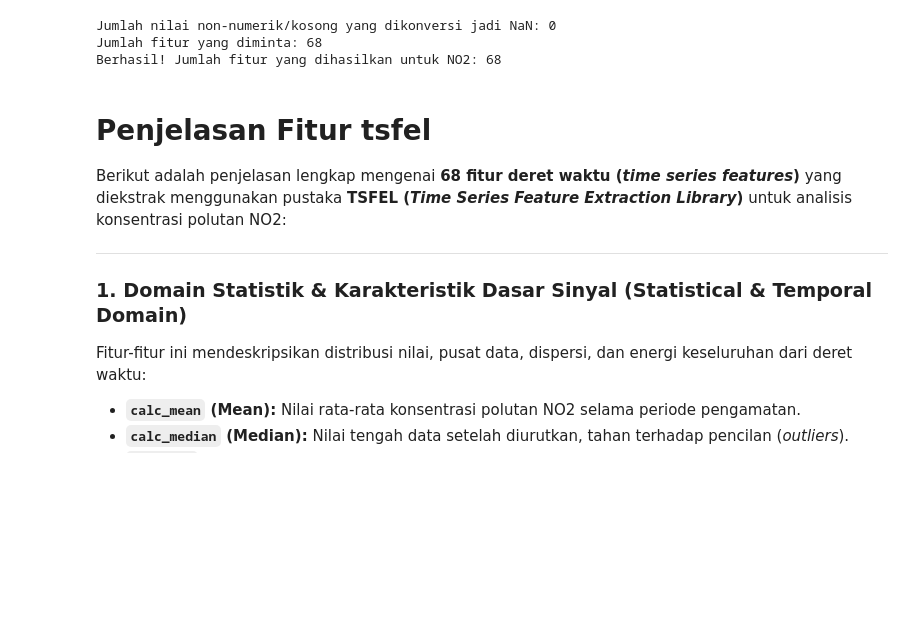
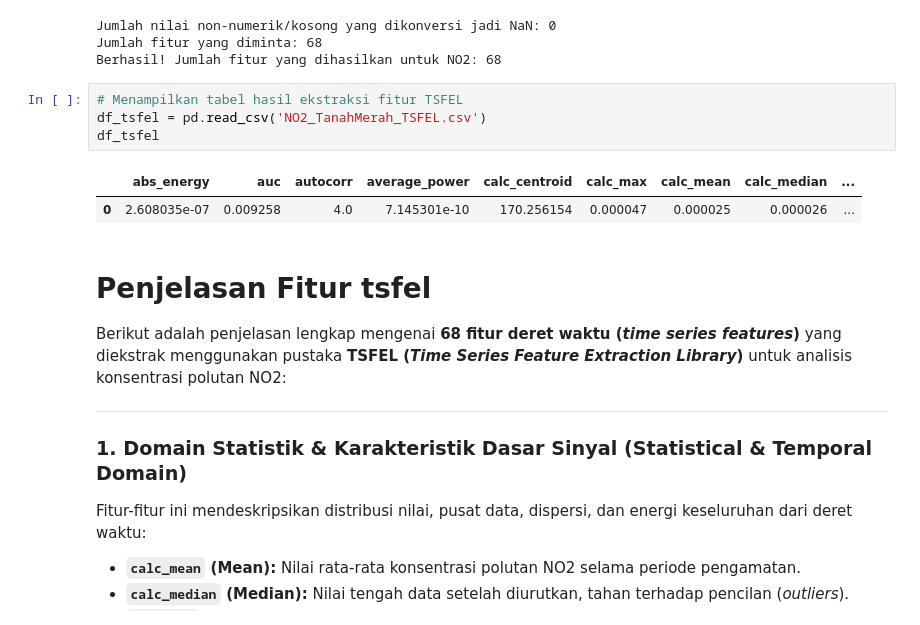
Before and after one commit to 4212hz/PSD, a Jupyter notebook: mybook/_build/html/_sources/Preprocessing_dan_Ekstraksi_Fitur_Data_Polutan_di_Kecamatan_Tanah_Merah.ipynb, the cells around one changed output. Cells and saved outputs as stored; diff of their text form; blank space fills up the shorter version.

```diff
--- a/mybook/_build/html/_sources/Preprocessing_dan_Ekstraksi_Fitur_Data_Polutan_di_Kecamatan_Tanah_Merah.ipynb
+++ b/mybook/_build/html/_sources/Preprocessing_dan_Ekstraksi_Fitur_Data_Polutan_di_Kecamatan_Tanah_Merah.ipynb
@@ -515,6 +515,13 @@ extracted_features_final.to_csv(f'{target_pollutant}_TanahMerah_TSFEL.csv', inde
 Jumlah nilai non-numerik/kosong yang dikonversi jadi NaN: 0
 Jumlah fitur yang diminta: 68
 Berhasil! Jumlah fitur yang dihasilkan untuk NO2: 68
+# %%
+# Menampilkan tabel hasil ekstraksi fitur TSFEL
+df_tsfel = pd.read_csv('NO2_TanahMerah_TSFEL.csv')
+df_tsfel
+# %% [output]
+|  | abs_energy | auc | autocorr | average_power | calc_centroid | calc_max | calc_mean | calc_median | ... |
+| 0 | 2.608035e-07 | 0.009258 | 4.0 | 7.145301e-10 | 170.256154 | 0.000047 | 0.000025 | 0.000026 | ... |
 # %% [markdown]
 # Penjelasan Fitur tsfel
 
```
Also changed, not shown: parts of 2 cells of this notebook, 9 other files.
